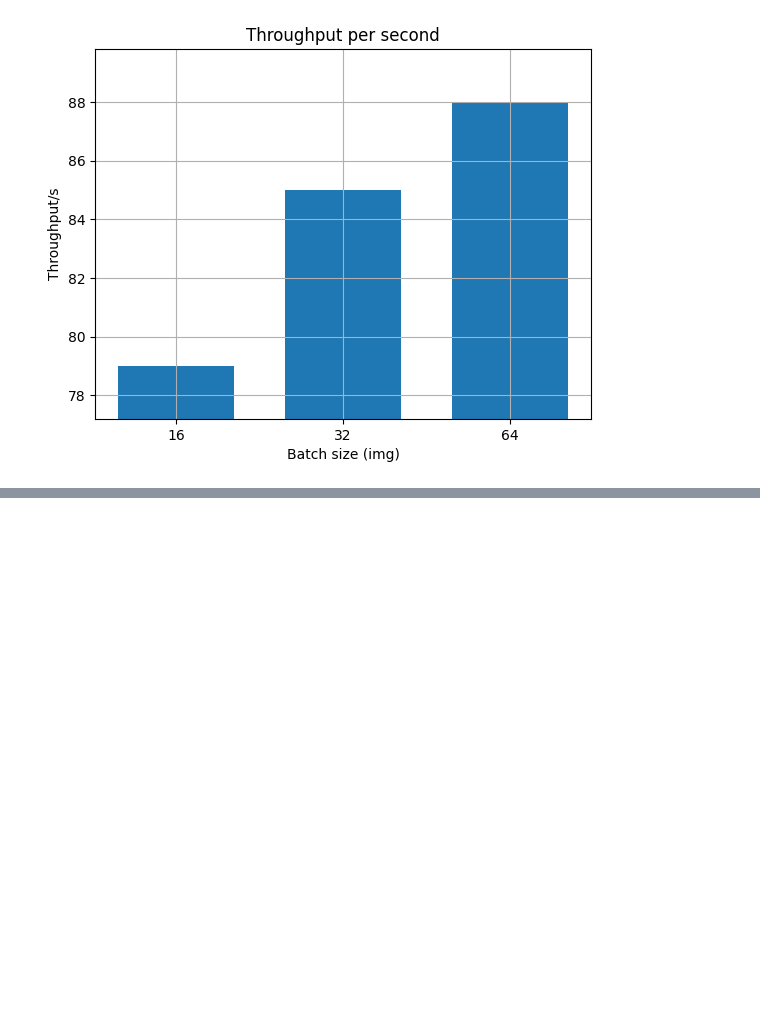
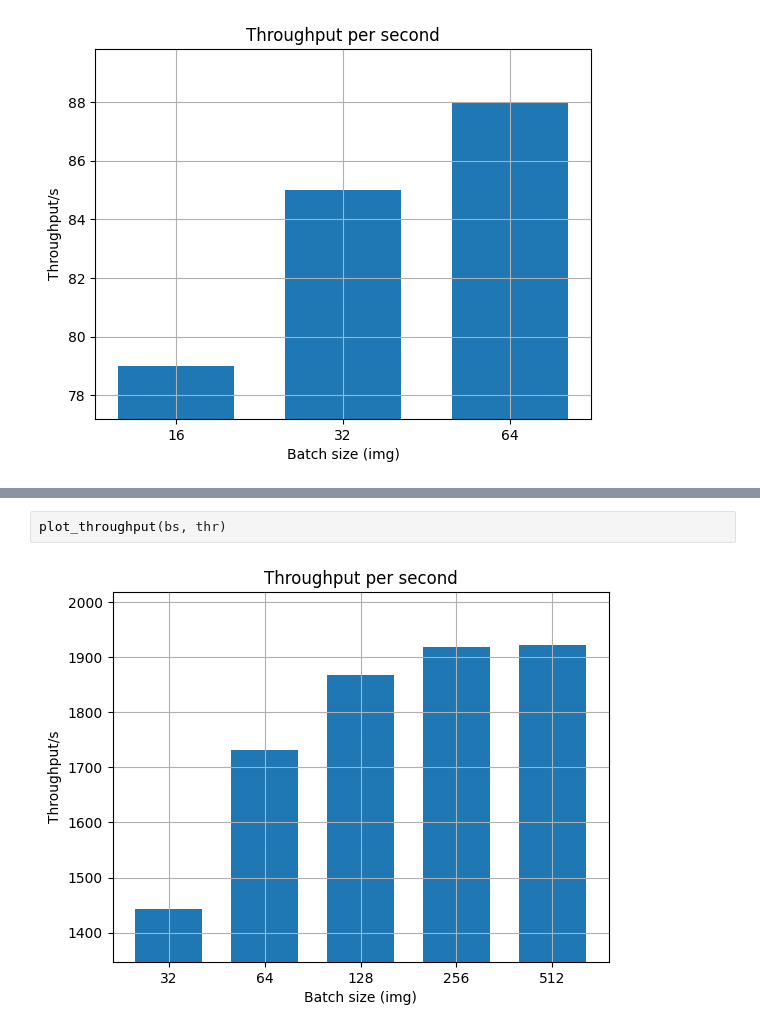
Before and after one commit to AUBERTIERThomas/SA-MIRI, a Jupyter notebook: Ph/11-X.ipynb, the cells around one changed output, grey strips where cells are left out. Saved outputs shown, nothing was run; the diff lists cells and outputs as text; blank space fills up the shorter version.

```diff
--- a/Ph/11-X.ipynb
+++ b/Ph/11-X.ipynb
@@ -58,2 +66,6 @@ plot_throughput(bs, thr)
+# %%
+plot_throughput(bs, thr)
+# %% [output]
+[figure, added]
 # %%
 nw = [0,1,2,4,8,10,16,20]
```
Also changed, not shown: parts of 3 cells of this notebook, 4 other files.
